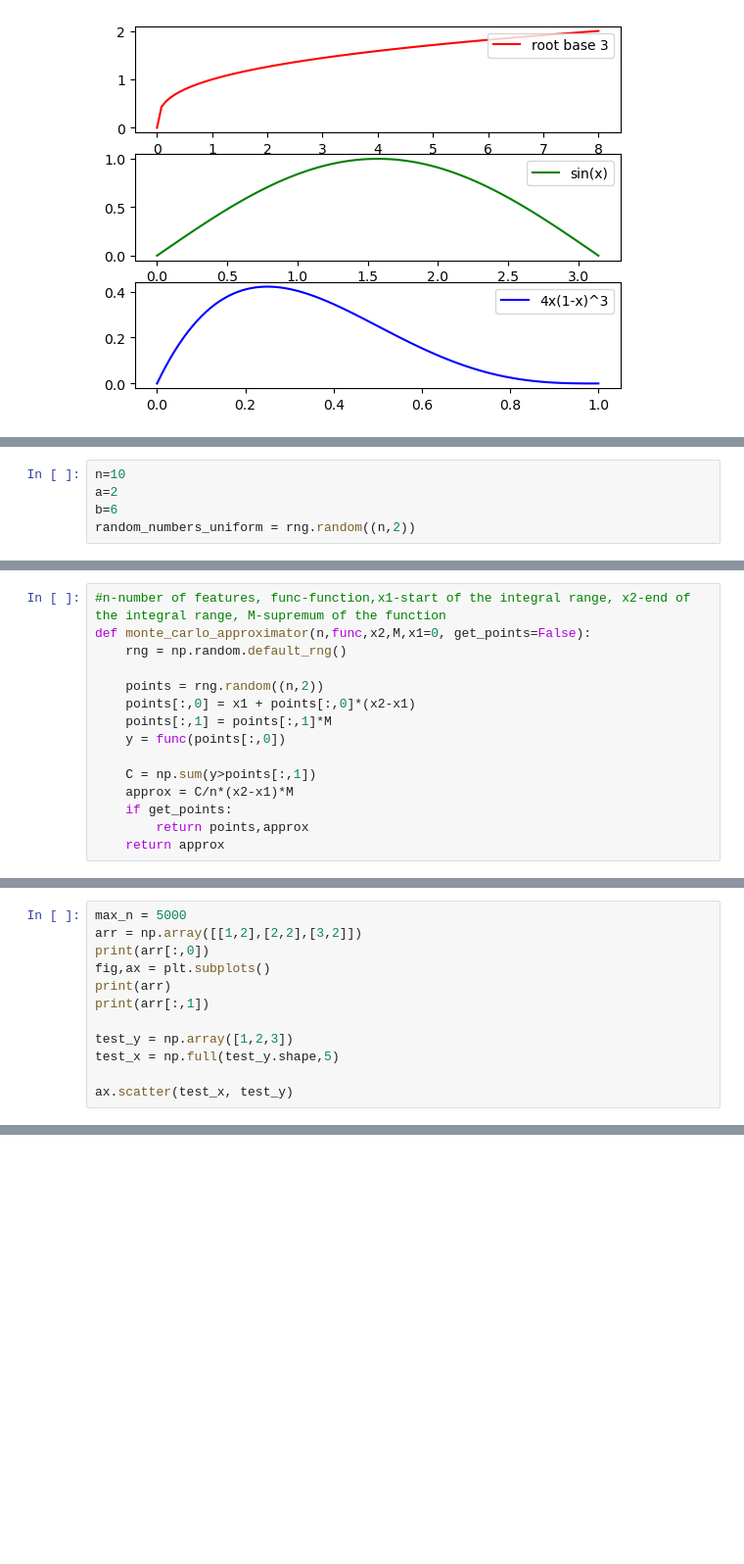
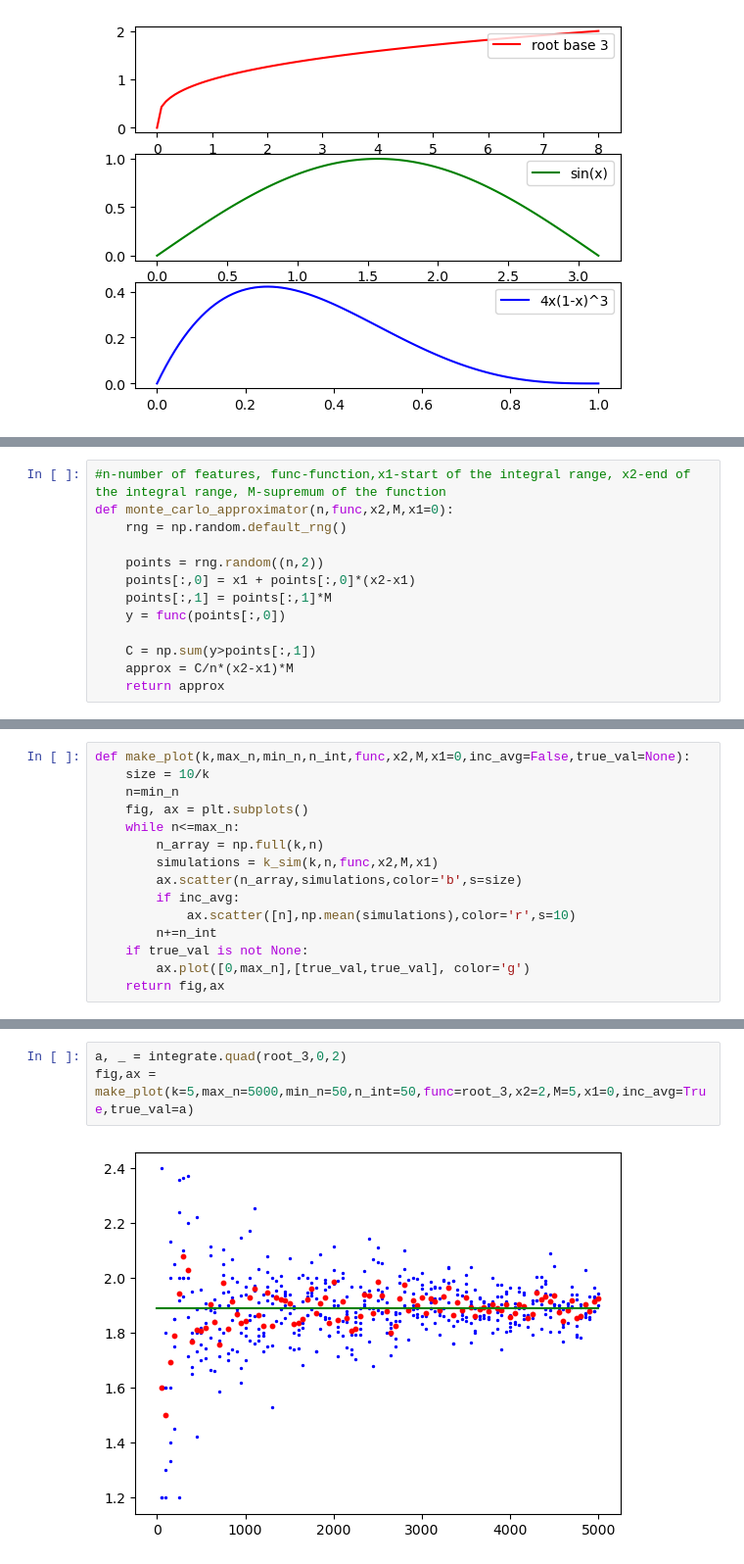
Before and after one commit to JinerX/MpisMonteCarlo, a Jupyter notebook: MonteCarloNotebook.ipynb, the cells around one changed output, grey strips where cells are left out. Shown at 98% size. Cells and saved outputs as stored; diff of their text form; blank space fills up the shorter version.

```diff
--- a/MonteCarloNotebook.ipynb
+++ b/MonteCarloNotebook.ipynb
@@ -33,5 +30,0 @@ rng = np.random.default_rng()
-# %%
-n=10
-a=2
-b=6
-random_numbers_uniform = rng.random((n,2))
@@ -53,6 +31,6 @@ array([[4.19981784e+00, 2.31736644e-01],
 # %%
 #n-number of features, func-function,x1-start of the integral range, x2-end of the integral range, M-supremum of the function
-def monte_carlo_approximator(n,func,x2,M,x1=0, get_points=False):
+def monte_carlo_approximator(n,func,x2,M,x1=0):
     rng = np.random.default_rng()
 
     points = rng.random((n,2))
@@ -62,7 +40,5 @@ def monte_carlo_approximator(n,func,x2,M,x1=0, get_points=False):
 
     C = np.sum(y>points[:,1])
     approx = C/n*(x2-x1)*M
-    if get_points:
-        return points,approx
     return approx
 # %%
@@ -94,12 +49,0 @@ get_average(50, n=10000,func=f,x2=2,M=5,x1=0)
-# %%
-max_n = 5000
-arr = np.array([[1,2],[2,2],[3,2]])
-print(arr[:,0])
-fig,ax = plt.subplots()
-print(arr)
-print(arr[:,1])
-
-test_y = np.array([1,2,3])
-test_x = np.full(test_y.shape,5)
-
-ax.scatter(test_x, test_y)
@@ -125,0 +50,15 @@ test_arr.shape
+# %%
+def make_plot(k,max_n,min_n,n_int,func,x2,M,x1=0,inc_avg=False,true_val=None):
+    size = 10/k
+    n=min_n
+    fig, ax = plt.subplots()
+    while n<=max_n:
+        n_array = np.full(k,n)
+        simulations = k_sim(k,n,func,x2,M,x1)
+        ax.scatter(n_array,simulations,color='b',s=size)
+        if inc_avg:
+            ax.scatter([n],np.mean(simulations),color='r',s=10)
+        n+=n_int
+    if true_val is not None:
+        ax.plot([0,max_n],[true_val,true_val], color='g')
+    return fig,ax
@@ -125,0 +78,5 @@ test_arr.shape
+# %%
+a, _ = integrate.quad(root_3,0,2)
+fig,ax = make_plot(k=5,max_n=5000,min_n=50,n_int=50,func=root_3,x2=2,M=5,x1=0,inc_avg=True,true_val=a)
+# %% [output]
+[figure, added]
```
Also changed, not shown: parts of 13 cells of this notebook.
